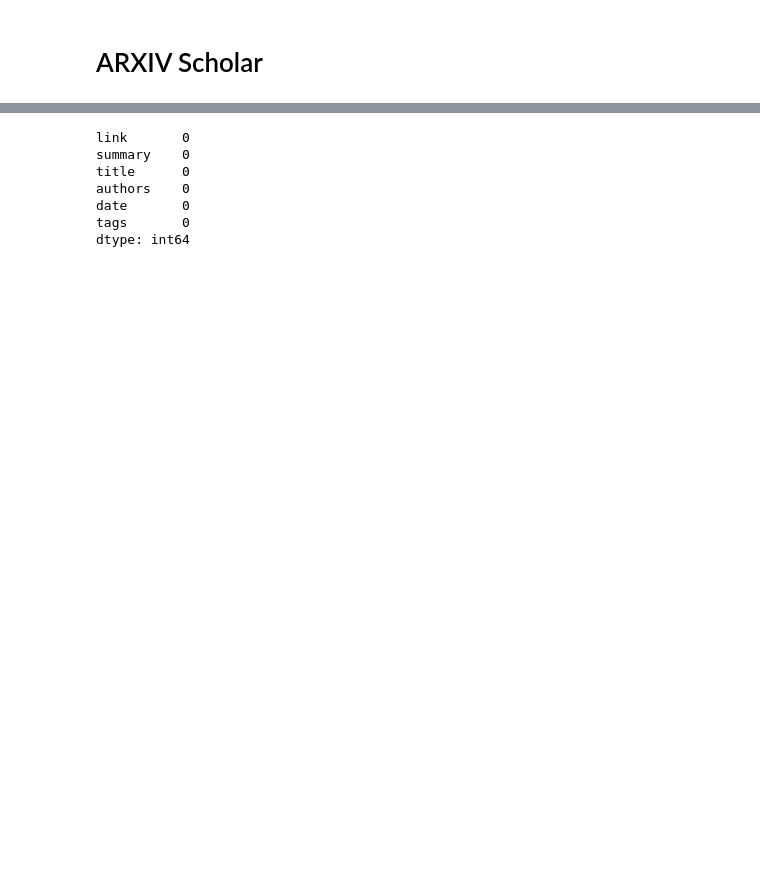
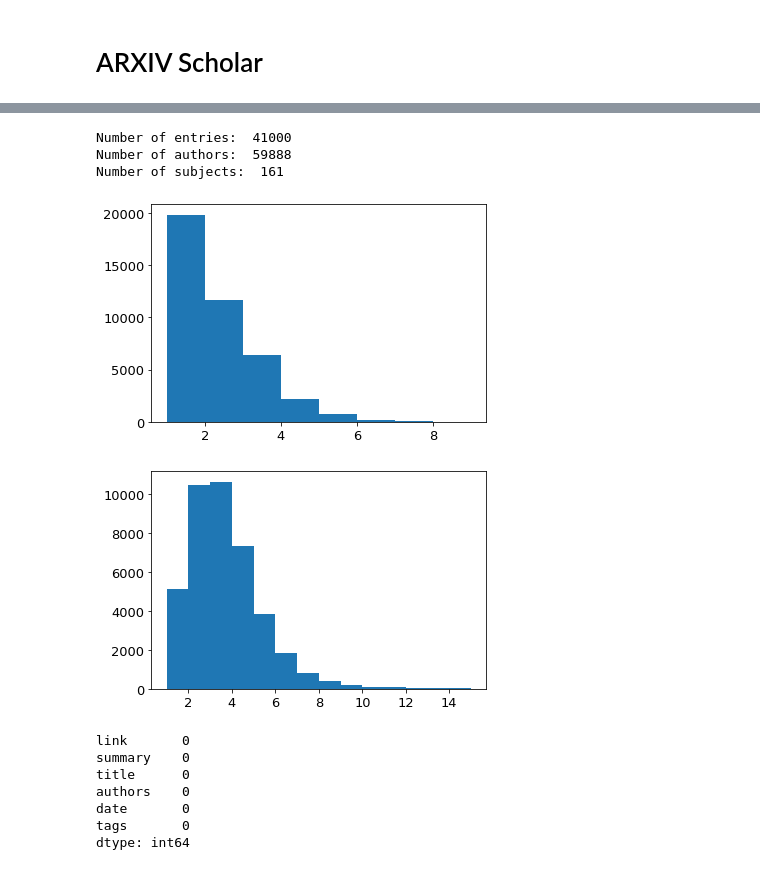
Before and after one commit to SergioEstevao11/FEUP-PRI, a Jupyter notebook: src/data_analysis.ipynb, the cells around one changed output, grey strips where cells are left out. Drawn from its saved outputs; the diff is of its cells as text; code cells hidden in the pictures; blank space fills up the shorter version.

```diff
--- a/src/data_analysis.ipynb
+++ b/src/data_analysis.ipynb
@@ -149,3 +134,32 @@ print("Number of subjects: ", nReqs)
+# %%
+# Statistics
+
+print("Number of entries: ", len(papers))
+
+print("Number of authors: ", len(authors))
+
+print("Number of subjects: ", nReqs)
+
+subjectsFreq = []
+authorsFreq = []
+
+for paper in papers:
+    subjectsFreq.append(len(paper['tags']))
+    authorsFreq.append(len(paper['authors']))
+
+plt.rcParams.update({'font.size': 13})
+
+plt.hist(subjectsFreq, bins=[1,2,3,4,5,6,7,8,9])
+plt.show()
+
+plt.hist(authorsFreq, bins=[1,2,3,4,5,6,7,8,9,10,11,12,13,14,15])
+plt.show()
+# %% [output]
+Number of entries:  41000
+Number of authors:  59888
+Number of subjects:  161
+[figure, added]
+[figure, added]
 # %%
 df.isnull().sum()
 # %% [output]
```
Also changed, not shown: parts of 4 cells of this notebook, 2 other files.
